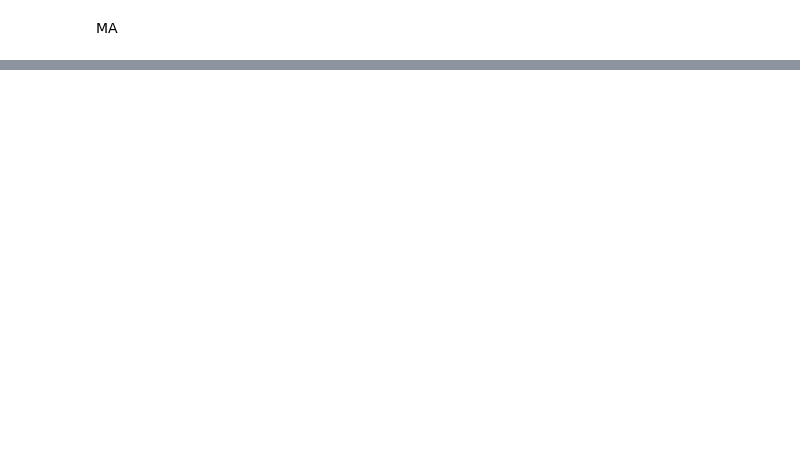
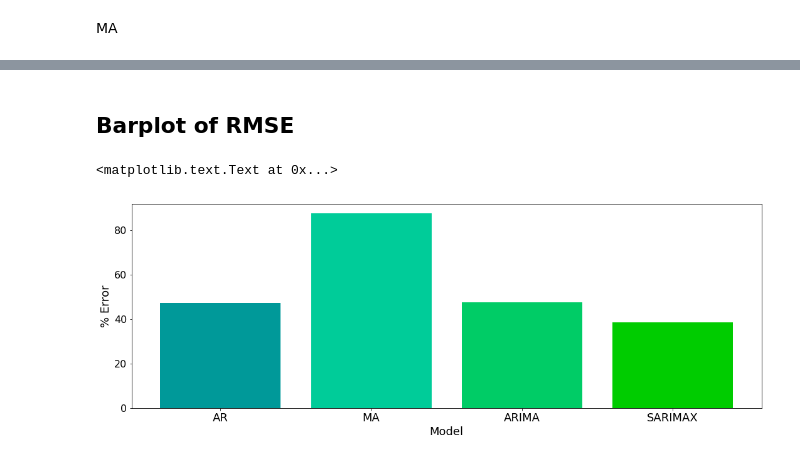
Before and after one commit to kzhao682/Smart_Energy_Consumption, a Jupyter notebook: 03_ARIMA_models.ipynb, the cells around one changed output, grey strips where cells are left out. Saved outputs shown, nothing was run; the diff lists cells and outputs as text; code cells hidden in the pictures; blank space fills up the shorter version.

```diff
--- a/03_ARIMA_models.ipynb
+++ b/03_ARIMA_models.ipynb
@@ -419,0 +424,15 @@ ma_scores(df, 545, 24, 10, 120)
+# %% [markdown]
+## Barplot of RMSE
+# %%
+average = np.mean(df.loc[start_test:end_test,'Hourly_Usage'])
+x = ['AR', 'MA', 'ARIMA', 'SARIMAX']
+y = [0.903, 1.667, 0.904, 0.732]/average*100
+# %%
+plt.bar(np.arange(0,4,1),y/average, color=['#009999', '#00cc99', '#00cc66', '#00cc00'])
+plt.xticks(np.arange(0,4,1),x, fontsize=18)
+plt.yticks(fontsize=16)
+plt.xlabel('Model', fontsize=18)
+plt.ylabel('% Error', fontsize=18)
+# %% [output]
+<matplotlib.text.Text at 0x...>
+[figure, added]
```
Also changed, not shown: parts of 10 cells of this notebook, 15 other files.
